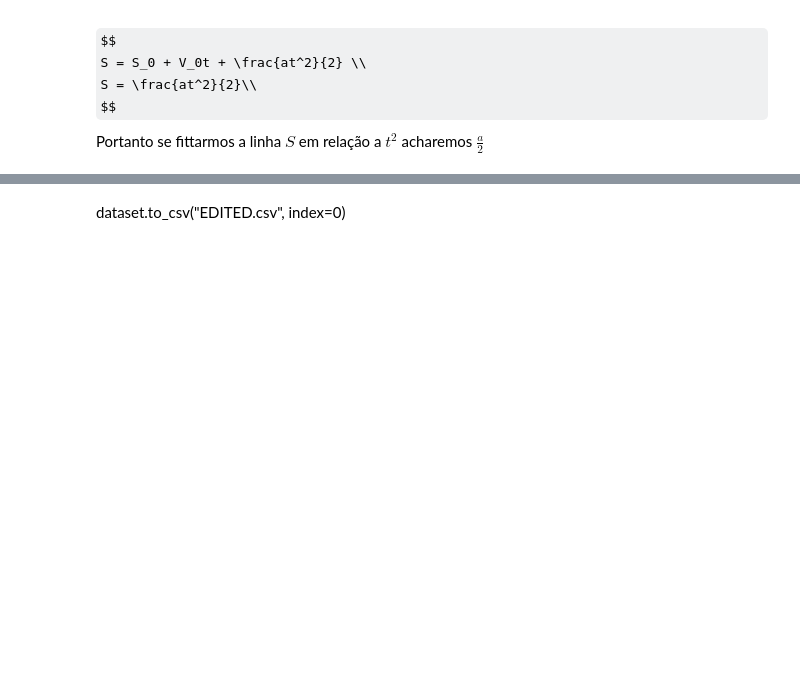
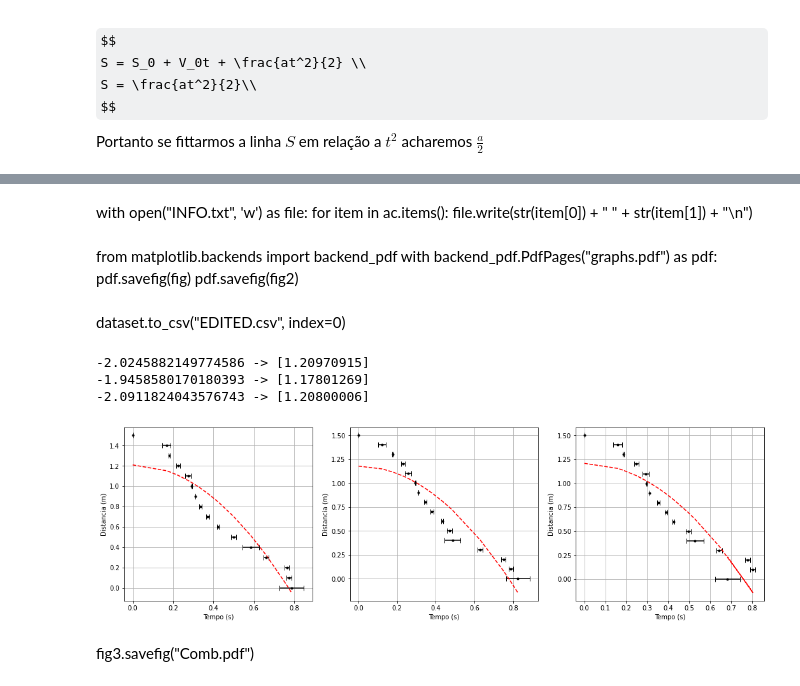
Before and after one commit to Frederico-Esch/trabalho-fisica-2, a Jupyter notebook: Process.ipynb, the cells around one changed output, grey strips where cells are left out. Cells and saved outputs as stored; diff of their text form; code cells hidden in the pictures; some formulas as TeX source; blank space fills up the shorter version.

```diff
--- a/Process.ipynb
+++ b/Process.ipynb
@@ -118,2 +111,35 @@ with backend_pdf.PdfPages("graphs.pdf") as pdf:
-# %% [markdown]
-dataset.to_csv("EDITED.csv", index=0)
+# %% [markdown]
+with open("INFO.txt", 'w') as file:
+    for item in ac.items():
+        file.write(str(item[0]) + " " + str(item[1]) + "\n")
+# %% [markdown]
+from matplotlib.backends import backend_pdf
+with backend_pdf.PdfPages("graphs.pdf") as pdf:
+    pdf.savefig(fig)
+    pdf.savefig(fig2)
+# %% [markdown]
+dataset.to_csv("EDITED.csv", index=0)
+# %%
+fig3, ax3 = plt.subplots(1, 3, figsize=(18, 5))
+Y = np.array(Y).reshape(-1,1)
+for i in range(3):
+    X = np.array(dataset.iloc[0:, i+1]).reshape(-1,1)
+
+    X2 = X**2
+
+    model = LinearRegression()
+    model.fit(X2, Y)
+    print(f"{model.coef_[0][0]} -> {model.intercept_}")
+
+    ax3[i].errorbar(X, Y, c='k', fmt=".", xerr=dataset.iloc[0:,4], capsize=4)
+    ax3[i].plot(X, model.predict(X2), '--',c="r")
+    ax3[i].grid()
+    ax3[i].set_xlabel("Tempo (s)")
+    ax3[i].set_ylabel("Distancia (m)")
+# %% [output]
+-2.0245882149774586 -> [1.20970915]
+-1.9458580170180393 -> [1.17801269]
+-2.0911824043576743 -> [1.20800006]
+[figure, added]
+# %% [markdown]
+fig3.savefig("Comb.pdf")
```
Also changed, not shown: parts of 8 cells of this notebook, 10 other files.
